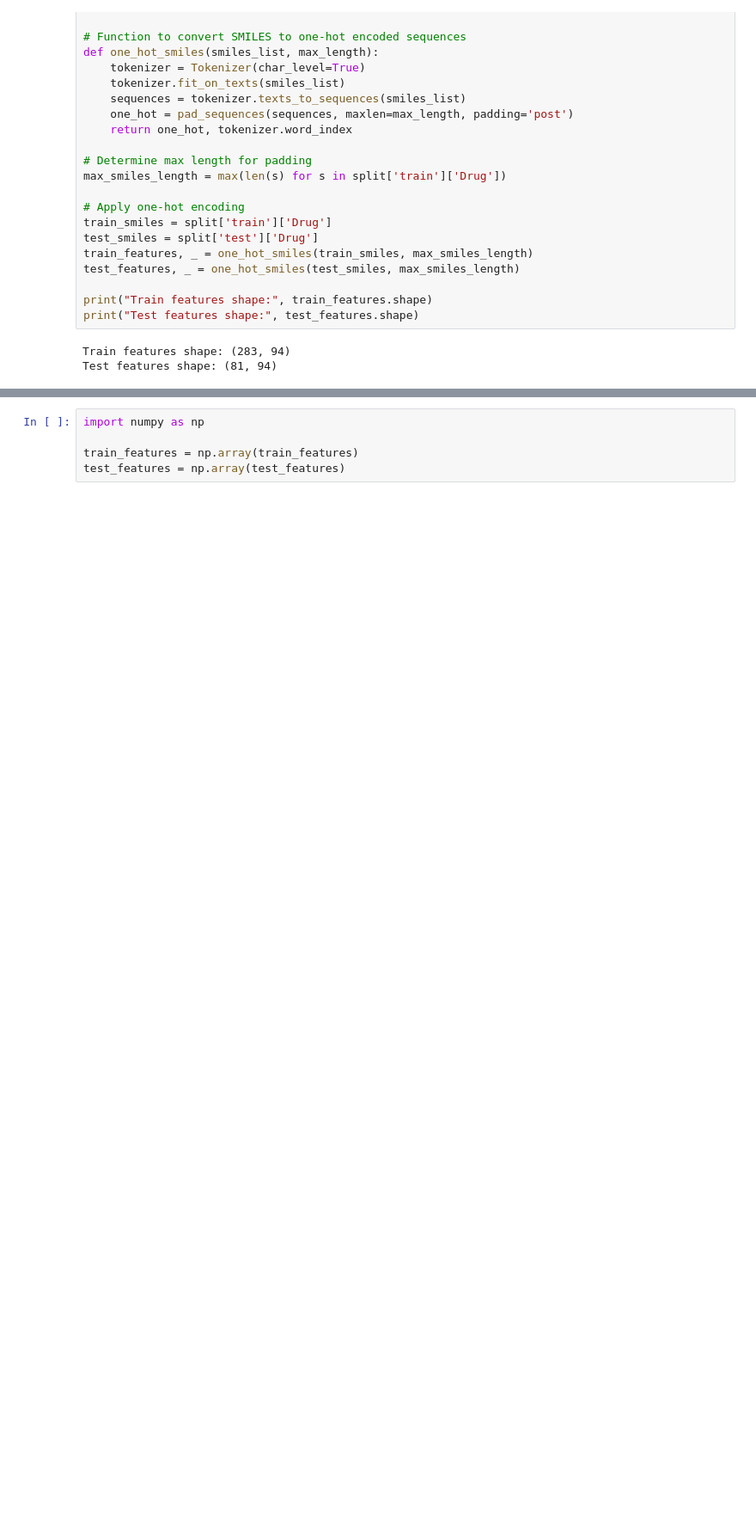
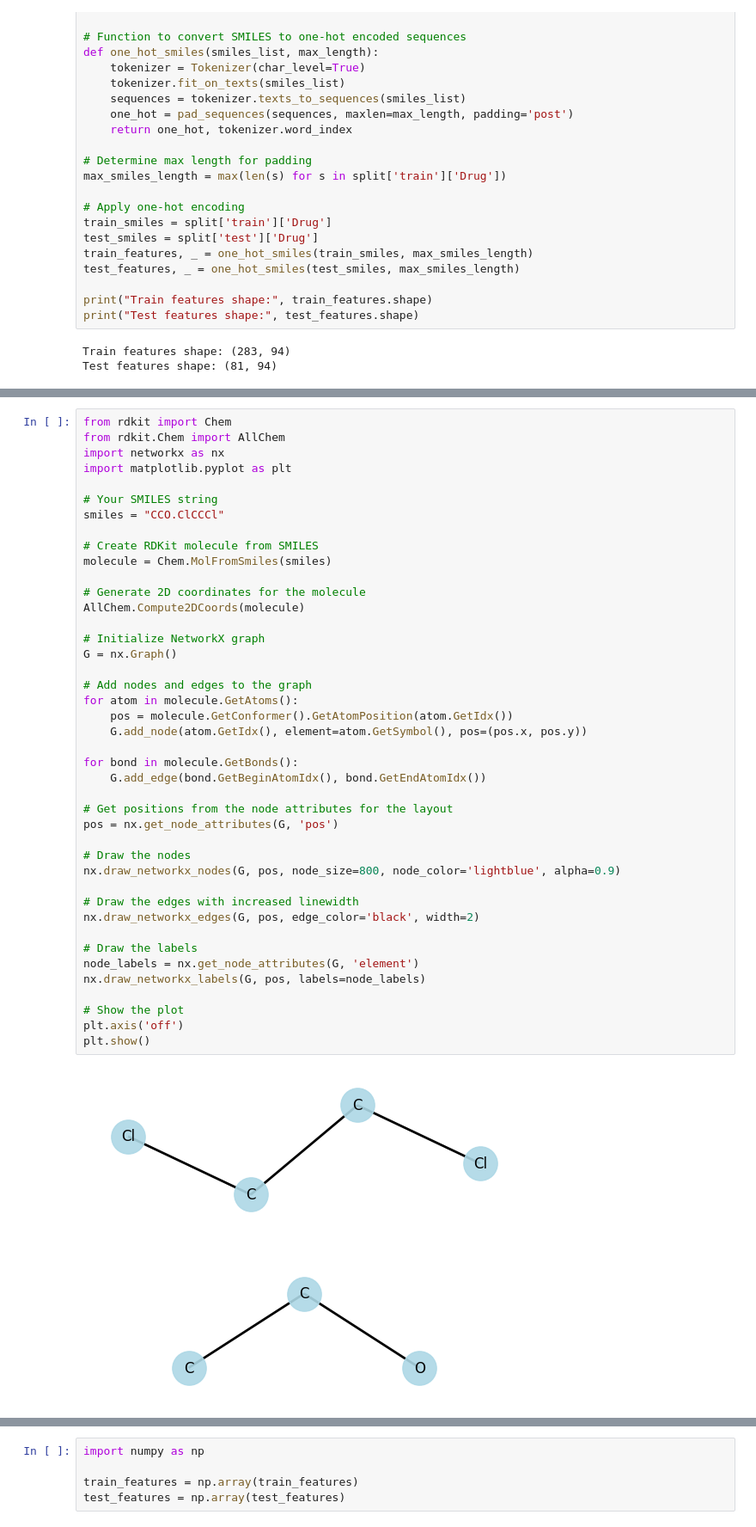
Before and after one commit to pegahahadian/DrugDiscovery, a Jupyter notebook: skin-reaction.ipynb, the cells around one changed output, grey strips where cells are left out. Shown at 86% size. Cells and saved outputs as stored; diff of their text form; blank space fills up the shorter version.

```diff
--- a/skin-reaction.ipynb
+++ b/skin-reaction.ipynb
@@ -98,0 +454,44 @@ Test features shape: (81, 94)
+# %%
+from rdkit import Chem
+from rdkit.Chem import AllChem
+import networkx as nx
+import matplotlib.pyplot as plt
+
+# Your SMILES string
+smiles = "CCO.ClCCCl"
+
+# Create RDKit molecule from SMILES
+molecule = Chem.MolFromSmiles(smiles)
+
+# Generate 2D coordinates for the molecule
+AllChem.Compute2DCoords(molecule)
+
+# Initialize NetworkX graph
+G = nx.Graph()
+
+# Add nodes and edges to the graph
+for atom in molecule.GetAtoms():
+    pos = molecule.GetConformer().GetAtomPosition(atom.GetIdx())
+    G.add_node(atom.GetIdx(), element=atom.GetSymbol(), pos=(pos.x, pos.y))
+
+for bond in molecule.GetBonds():
+    G.add_edge(bond.GetBeginAtomIdx(), bond.GetEndAtomIdx())
+
+# Get positions from the node attributes for the layout
+pos = nx.get_node_attributes(G, 'pos')
+
+# Draw the nodes
+nx.draw_networkx_nodes(G, pos, node_size=800, node_color='lightblue', alpha=0.9)
+
+# Draw the edges with increased linewidth
+nx.draw_networkx_edges(G, pos, edge_color='black', width=2)
+
+# Draw the labels
+node_labels = nx.get_node_attributes(G, 'element')
+nx.draw_networkx_labels(G, pos, labels=node_labels)
+
+# Show the plot
+plt.axis('off')
+plt.show()
+# %% [output]
+[figure, added]
```
Also changed, not shown: parts of 20 cells of this notebook.
